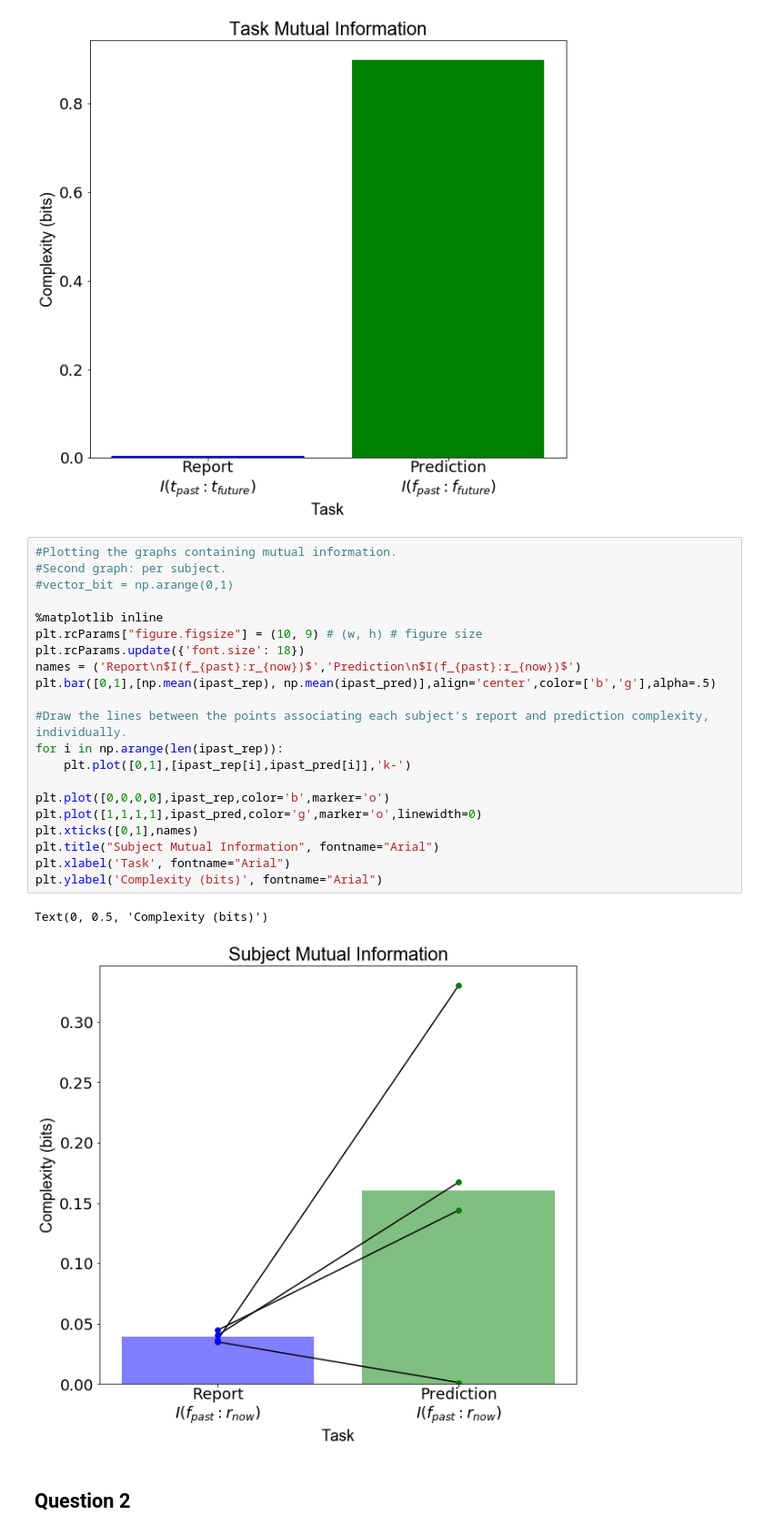
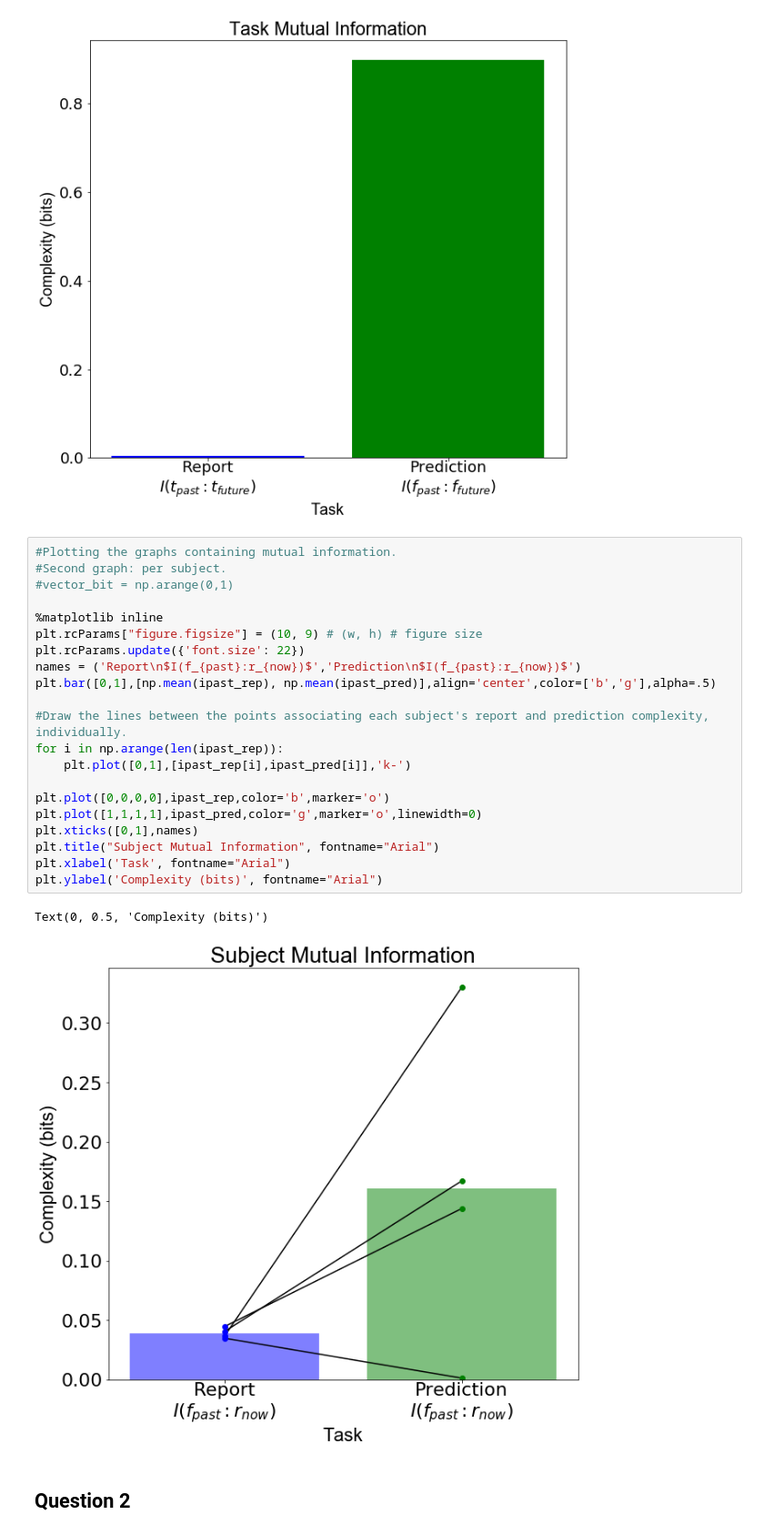
Before and after one commit to TheGoldLab/Analysis_Audio2AFC_ChangePoint, a Jupyter notebook: Pilot Data Analysis - Derya.ipynb, the cells around one changed output. Shown at 91% size. Drawn from its saved outputs; the diff is of its cells as text.

```diff
--- a/Pilot Data Analysis - Derya.ipynb
+++ b/Pilot Data Analysis - Derya.ipynb
@@ -237,27 +237,27 @@ Text(0, 0.5, 'Complexity (bits)')
 # %%
 #Plotting the graphs containing mutual information.
 #Second graph: per subject.
 #vector_bit = np.arange(0,1)
 
 %matplotlib inline
 plt.rcParams["figure.figsize"] = (10, 9) # (w, h) # figure size
-plt.rcParams.update({'font.size': 18})
+plt.rcParams.update({'font.size': 22})
 names = ('Report\n$I(f_{past}:r_{now})$','Prediction\n$I(f_{past}:r_{now})$')
 plt.bar([0,1],[np.mean(ipast_rep), np.mean(ipast_pred)],align='center',color=['b','g'],alpha=.5)
 
 #Draw the lines between the points associating each subject's report and prediction complexity, individually.
 for i in np.arange(len(ipast_rep)):
     plt.plot([0,1],[ipast_rep[i],ipast_pred[i]],'k-')
 
 plt.plot([0,0,0,0],ipast_rep,color='b',marker='o')
 plt.plot([1,1,1,1],ipast_pred,color='g',marker='o',linewidth=0)
 plt.xticks([0,1],names)
 plt.title("Subject Mutual Information", fontname="Arial")
 plt.xlabel('Task', fontname="Arial")
 plt.ylabel('Complexity (bits)', fontname="Arial")
 # %% [output]
 Text(0, 0.5, 'Complexity (bits)')
-[figure, old version]
+[figure, new version]
 # %% [markdown]
 ## Question 2
 # %% [markdown]
```
